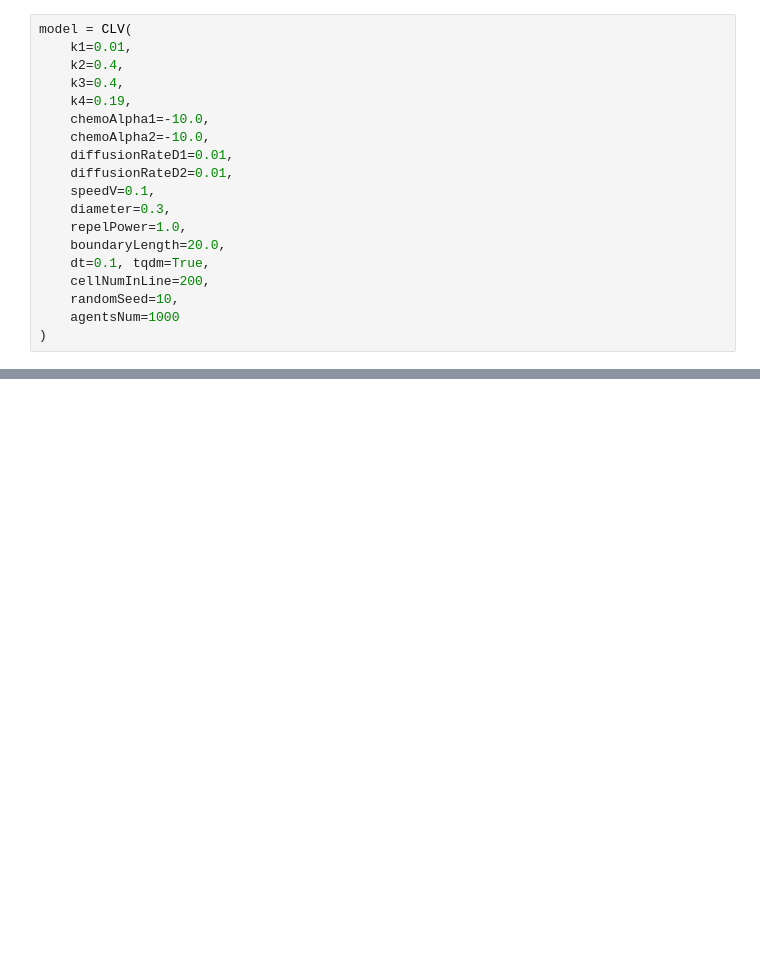
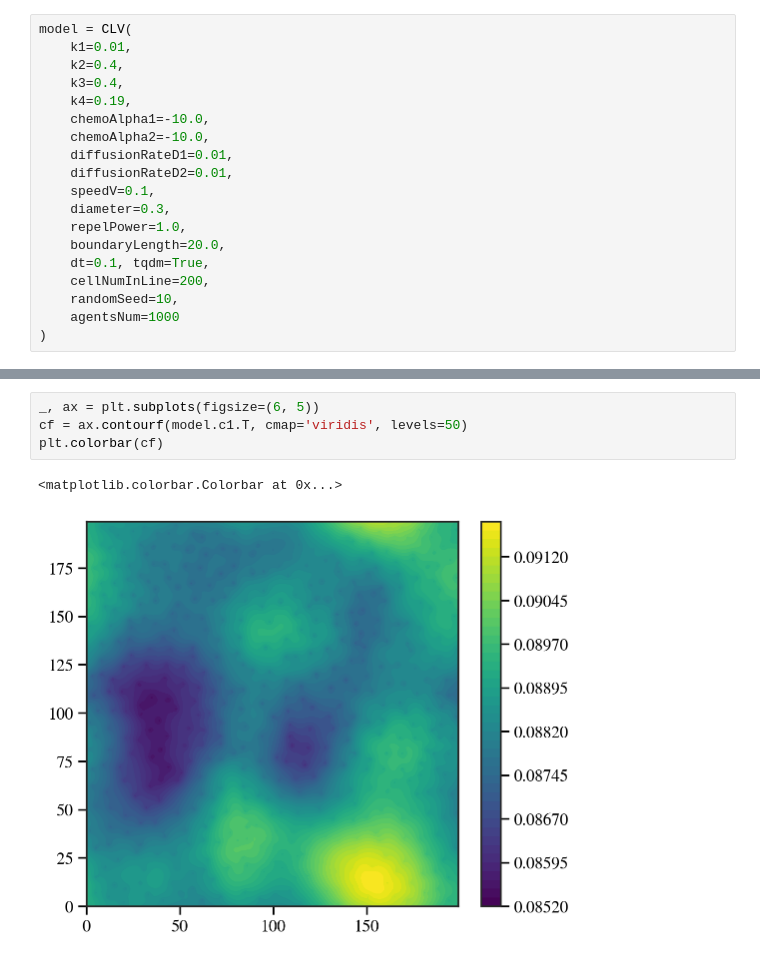
Before and after one commit to Than-Mark/Swarmalators-Experiment-Mobile, a Jupyter notebook: PJT_chemo_hyperuniform/run.ipynb, the cells around one changed output, grey strips where cells are left out. Cells and saved outputs as stored; diff of their text form; blank space fills up the shorter version.

```diff
--- a/PJT_chemo_hyperuniform/run.ipynb
+++ b/PJT_chemo_hyperuniform/run.ipynb
@@ -342,3 +296,10 @@ model.plot()
+# %%
+_, ax = plt.subplots(figsize=(6, 5))
+cf = ax.contourf(model.c1.T, cmap='viridis', levels=50)
+plt.colorbar(cf)
+# %% [output]
+<matplotlib.colorbar.Colorbar at 0x...>
+[figure, added]
 # %%
 _, ax = plt.subplots(figsize=(6, 5))
 cf = ax.contourf(model.c2.T, cmap='viridis', levels=50)
```
Also changed, not shown: parts of 4 cells of this notebook, 2 other files.
